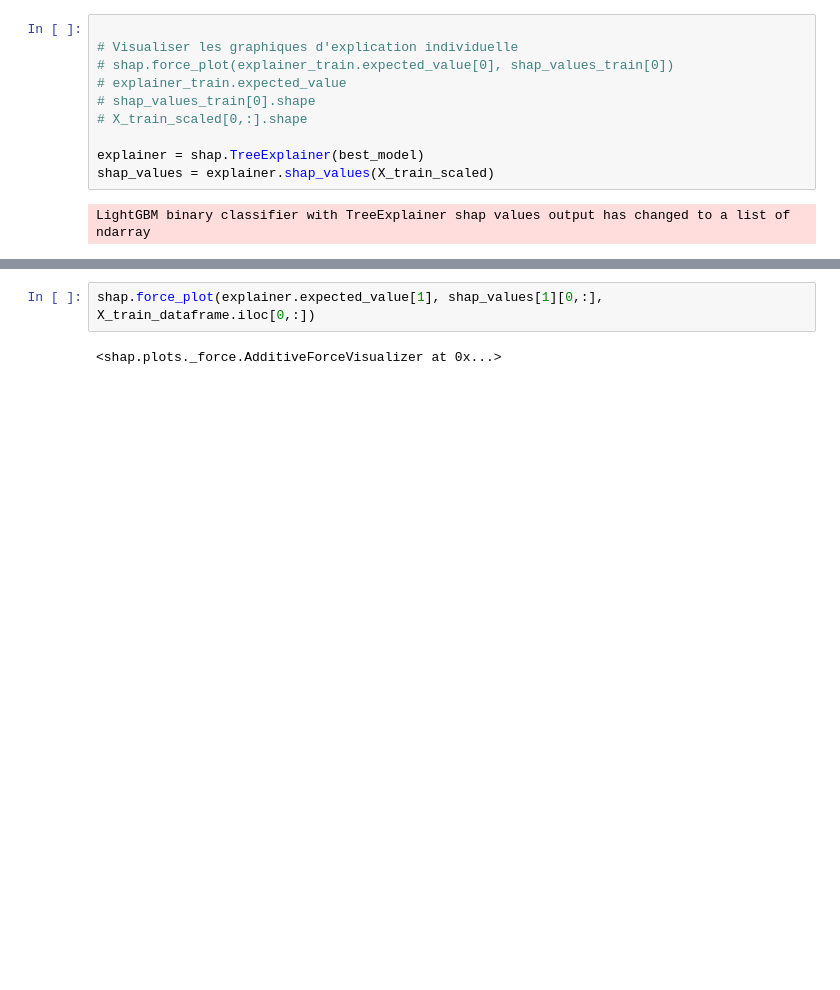
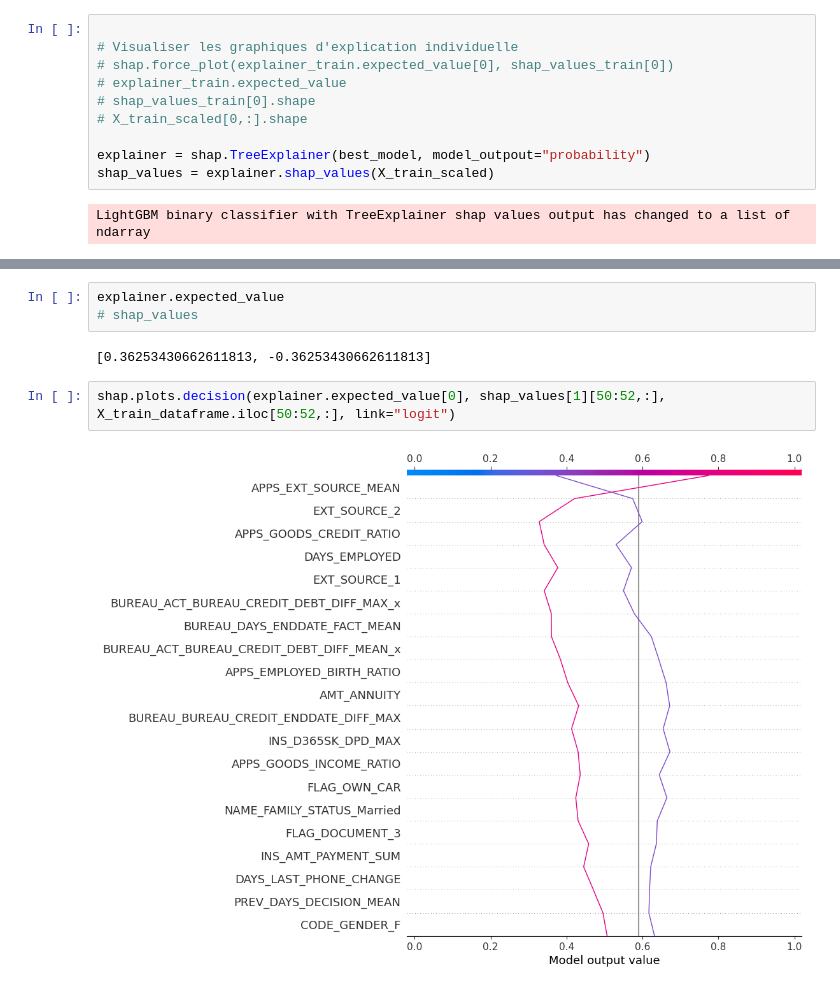
Before and after one commit to MyNameIsKilian/OC-Projet-7, a Jupyter notebook: notebook.ipynb, the cells around one changed output, grey strips where cells are left out. Saved outputs shown, nothing was run; the diff lists cells and outputs as text; blank space fills up the shorter version.

```diff
--- a/notebook.ipynb
+++ b/notebook.ipynb
@@ -1984,7 +1984,7 @@ No data for colormapping provided via 'c'. Parameters 'vmin', 'vmax' will be ign
 # shap_values_train[0].shape
 # X_train_scaled[0,:].shape
 
-explainer = shap.TreeExplainer(best_model)
+explainer = shap.TreeExplainer(best_model, model_outpout="probability")
 shap_values = explainer.shap_values(X_train_scaled)
 # %% [output]
 LightGBM binary classifier with TreeExplainer shap values output has changed to a list of ndarray
@@ -1992,9 +1992,14 @@ LightGBM binary classifier with TreeExplainer shap values output has changed to
 shap.initjs()
 # %% [output]
 [interactive output not drawn]
+# %%
+explainer.expected_value
+# shap_values
+# %% [output]
+[0.36253430662611813, -0.36253430662611813]
 # %%
-shap.force_plot(explainer.expected_value[1], shap_values[1][0,:], X_train_dataframe.iloc[0,:])
+shap.plots.decision(explainer.expected_value[0], shap_values[1][50:52,:], X_train_dataframe.iloc[50:52,:], link="logit")
 # %% [output]
-<shap.plots._force.AdditiveForceVisualizer at 0x...>
+[figure, added]
 # %%
 shap.summary_plot(shap_values, X_train_dataframe)
```
Also changed, not shown: parts of 5 cells of this notebook, 11 other files.
